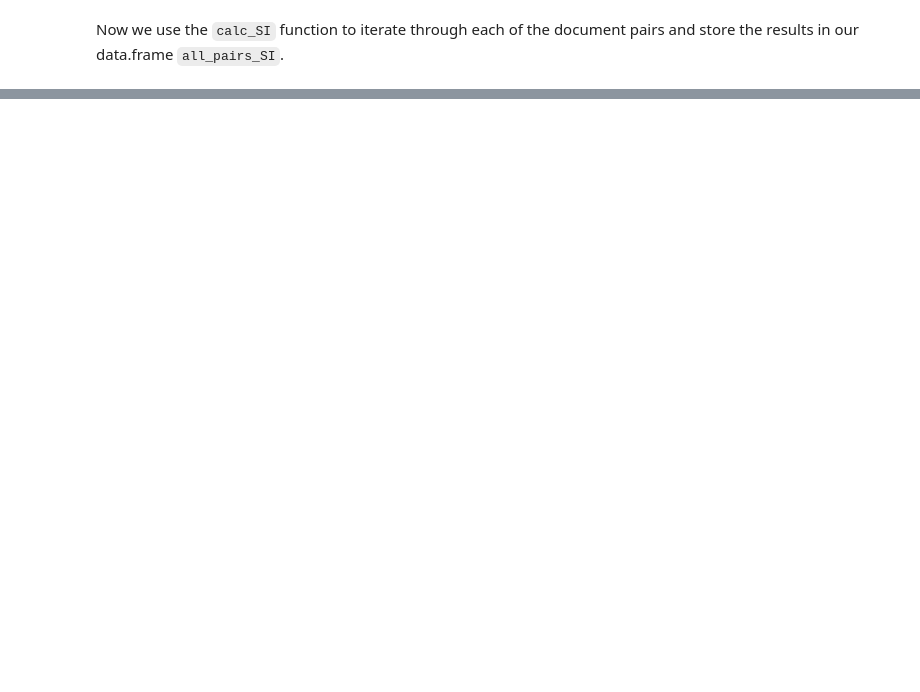
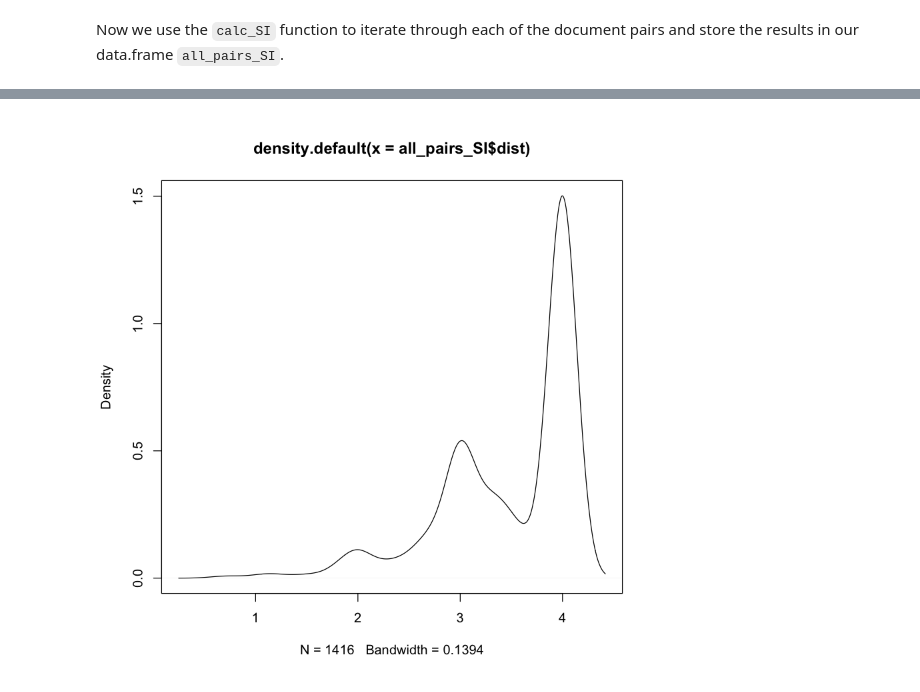
Before and after one commit to ErinBecker/digital-humanities-phylogenetics, a Jupyter notebook: scripts/04_analyze_section_order_R.ipynb, the cells around one changed output, grey strips where cells are left out. Cells and saved outputs as stored; diff of their text form; code cells hidden in the pictures; blank space fills up the shorter version.

```diff
--- a/scripts/04_analyze_section_order_R.ipynb
+++ b/scripts/04_analyze_section_order_R.ipynb
@@ -286,15 +308,15 @@ calc_SI = function(A, B, k) {
 
     for(i in I) {
 #        print(i)
-        n_A = get_neighborhood(A, i)
-        n_B = get_neighborhood(B, i)
+        n_A = get_neighborhood(A, i, k)
+        n_B = get_neighborhood(B, i, k)
         SI = length(na.omit(intersect(n_A, n_B))) - 1 # subtract the shared section iteself
 #        print(SI)
         counter = counter + SI
         }
 
-counter/length(I)
-
+return(c(SI = counter/length(I), num_shared = length(I), k = k))
+#counter/length(I)
     }
 
 #test = calc_SI(A, B, k = 2)
@@ -308,12 +330,12 @@ The theoretical maximum SI for a document pair depends on k, but is always less
 
 For k = 2, the maximum SI for a document pair is 3.66666666666667.
 # %%
-docs = names(doc_sections)
+docs = names(doc_sections_keep)
 all_pairs = t(as.data.frame(combn(docs, 2)))
 
 all_pairs_SI = data.frame("doc_A" = all_pairs[,1], "doc_B" = all_pairs[,2],
                         "num_shared_sec" = numeric(length(all_pairs)),
-                       "SI" = numeric(length(all_pairs)))
+                       "SI" = numeric(length(all_pairs)), "k" = numeric(length(all_pairs)))
 all_pairs_SI$doc_A = as.character(all_pairs_SI$doc_A)
 all_pairs_SI$doc_B = as.character(all_pairs_SI$doc_B)
 
@@ -332,8 +355,10 @@ Now we use the `calc_SI` function to iterate through each of the document pairs
 for(i in 1:nrow(all_pairs_SI)) {
     A = all_pairs_SI[i,]$doc_A
     B = all_pairs_SI[i,]$doc_B
-    all_pairs_SI[i,]$SI =
-        calc_SI(doc_sections[[A]], doc_sections[[B]], k = 2)
+    result = calc_SI(doc_sections_keep[[A]], doc_sections_keep[[B]], k = 2)
+    all_pairs_SI[i,]$SI = result["SI"]
+    all_pairs_SI[i,]$num_shared_sec = result["num_shared"]
+    all_pairs_SI[i,]$k = result["k"]
 }
 # %%
 summary(all_pairs_SI$SI)
@@ -366,0 +389,7 @@ intersect(A,B)
+# %%
+# Remove rows where SI is NA
+all_pairs_SI = all_pairs_SI[!is.na(all_pairs_SI$SI),]
+
+# Calculate distance and add to dataframe
+all_pairs_SI$dist = (2*all_pairs_SI$k)-(all_pairs_SI$SI)
+head(all_pairs_SI)
@@ -366,0 +404,4 @@ intersect(A,B)
+# %%
+plot(density(all_pairs_SI$dist))
+# %% [output]
+[figure, added]
```
Also changed, not shown: parts of 22 cells of this notebook, 1 other file.
